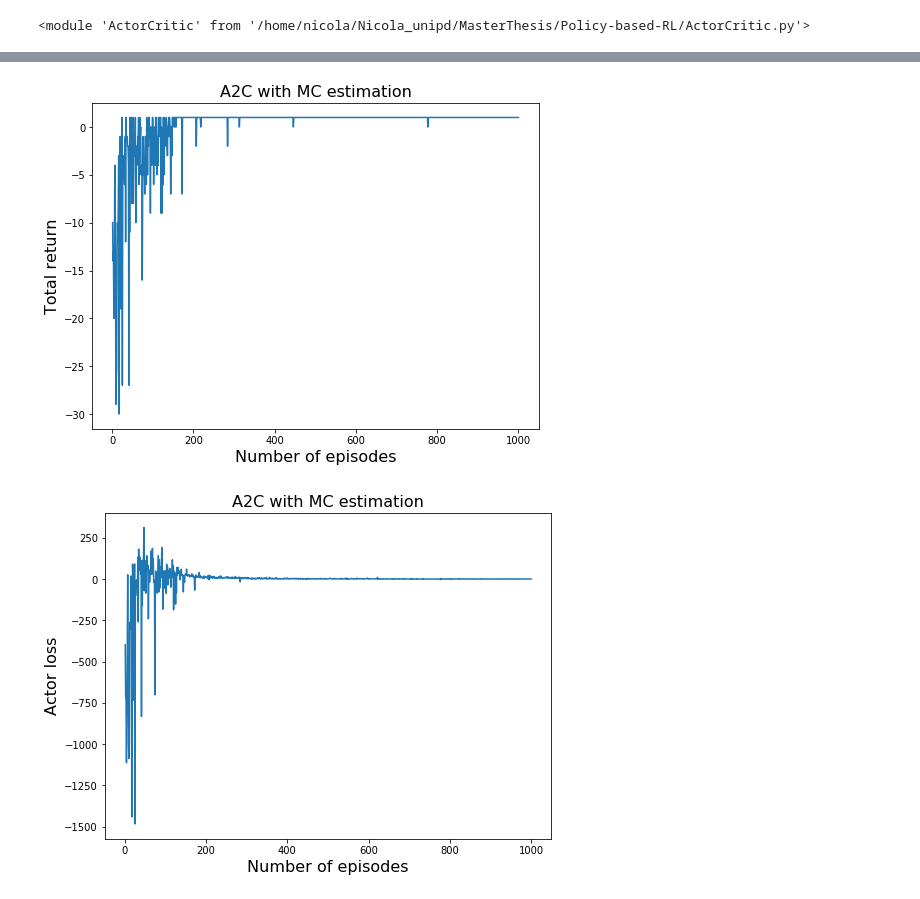
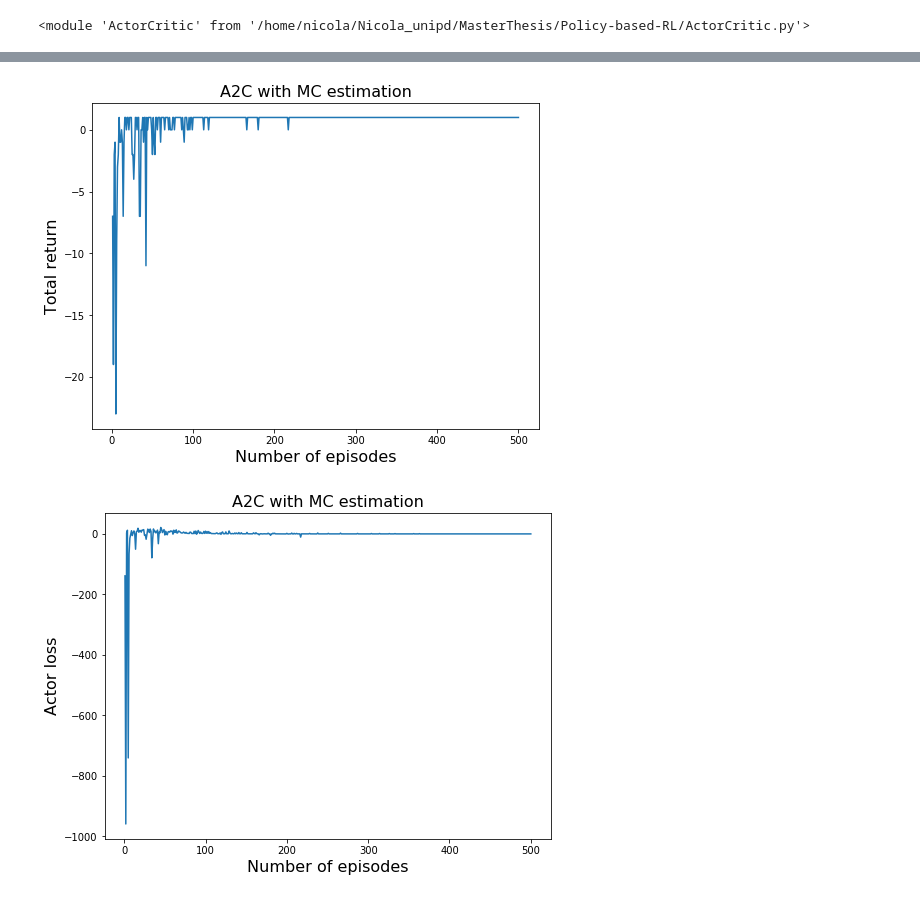
Before and after one commit to nicoladainese96/Policy-based-RL, a Jupyter notebook: sandbox_task.ipynb, the cells around one changed output, grey strips where cells are left out. Drawn from its saved outputs; the diff is of its cells as text; code cells hidden in the pictures.

```diff
--- a/sandbox_task.ipynb
+++ b/sandbox_task.ipynb
@@ -92,32 +10,0 @@ reload(utils)
-# %%
-def play_episode_A2C(agent, env, greedy=True, return_states=False, update_online=True):
-    # Reset environment (start of an episode)
-    state = env.reset()
-    rewards = []
-    log_probs = []
-    done = []
-
-    if return_states:
-        states = [state]
-
-    while True:
-        state = np.array([state])
-        action, log_prob = agent.get_action(state, return_log = True)
-        log_probs.append(log_prob)
-        new_state, reward, terminal, info = env.step(action)
-        done.append(terminal)
-        if return_states:
-            states.append(new_state)
-
-        rewards.append(reward)
-        if update_online:
-            agent.update(reward, log_prob, state, new_state, terminal)
-
-        if terminal:
-            break
-        state = new_state
-
-    if return_states:
-        return np.array(rewards), log_probs, np.array(states), np.array(done)
-    else:
-        return rewards, log_probs
@@ -584,13 +588,13 @@ reload(ActorCritic)
 # %% [output]
 <module 'ActorCritic' from '/home/nicola/Nicola_unipd/MasterThesis/Policy-based-RL/ActorCritic.py'>
 # %%
-def train_sandbox_A2C_MC(n_episodes = 100, lr = 1e-2, gamma = 0.99):
+def train_sandbox_A2C(n_episodes = 100, lr = 1e-2, gamma = 0.99, TD=False):
     # Create environment
-    env = environment.Sandbox(10, 10, [0,0], [9,9], max_steps=100)
+    env = environment.Sandbox(5, 5, [0,0], [4,4], max_steps=100)
     observation_space = 10*10
     action_space = 4
     # Init agent
-    agent = ActorCritic.DiscreteA2C(observation_space, action_space, lr, gamma, project_dim=16)
+    agent = ActorCritic.A2C(observation_space, action_space, lr, gamma, TD=TD, discrete=True, project_dim=16)
     performance = []
     critic_losses = []
     actor_losses = []
@@ -627,0 +612,2 @@ Episode 1000 - reward: 1.00
+# %%
+MC_A2C, MC_reward, MC_critic_loss, MC_actor_loss = train_sandbox_A2C(500, TD=False)
@@ -631,14 +635,14 @@ y = "Total return"
 t = "A2C with MC estimation"
 plot_loss(MC_reward, x, y, t)
 # %% [output]
-[figure, old version]
+[figure, new version]
 # %%
 x = "Number of episodes"
 y = "Actor loss"
 t = "A2C with MC estimation"
-plot_loss(actor_loss, x, y, t)
+plot_loss(MC_actor_loss, x, y, t)
 # %% [output]
-[figure, old version]
+[figure, new version]
 # %%
 x = "Number of episodes"
 y = "Critic loss"
```
Also changed, not shown: parts of 56 cells of this notebook, 3 other files.
